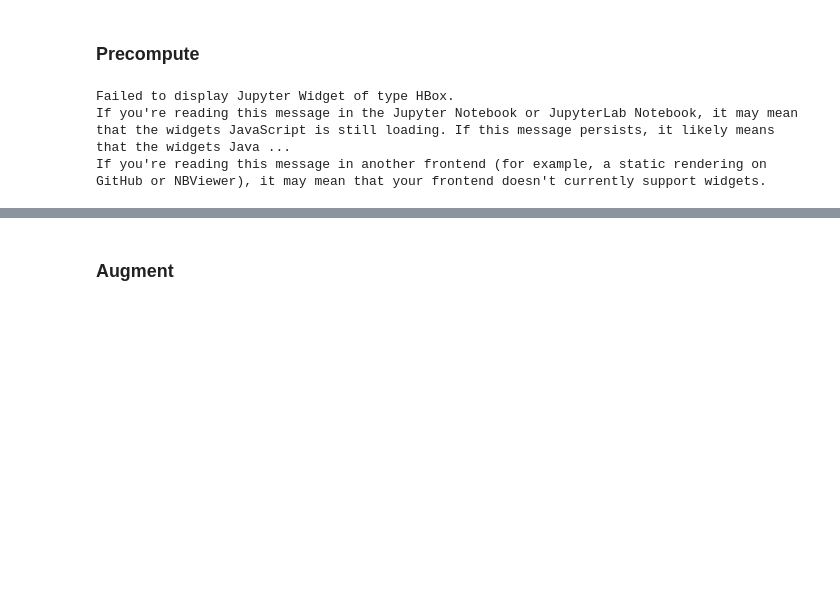
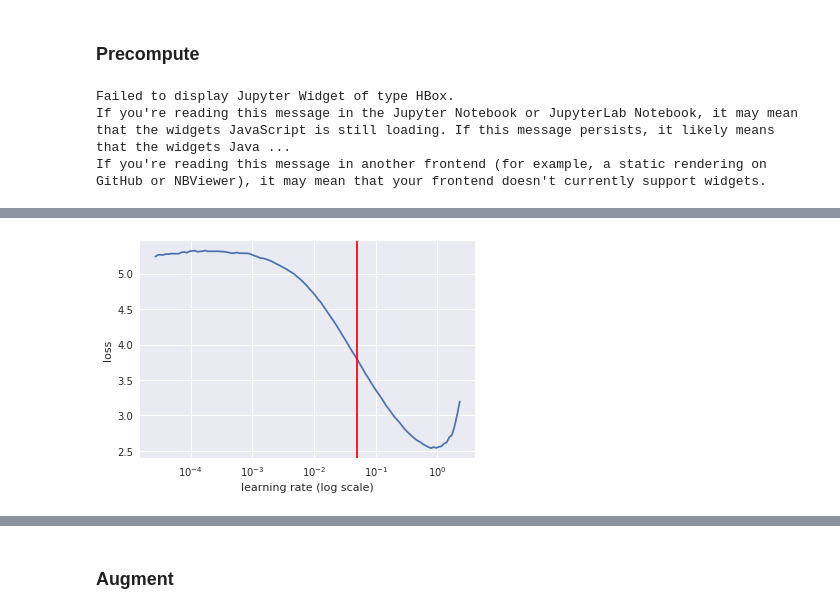
Before and after one commit to evgenysushko/fastai_course, a Jupyter notebook: notebooks/lesson1-dog-breeds.ipynb, the cells around one changed output, grey strips where cells are left out. Saved outputs shown, nothing was run; the diff lists cells and outputs as text; code cells hidden in the pictures; blank space fills up the shorter version.

```diff
--- a/notebooks/lesson1-dog-breeds.ipynb
+++ b/notebooks/lesson1-dog-breeds.ipynb
@@ -143,2 +149,7 @@ learn = ConvLearner.pretrained(arch, data, precompute=True)
+# %%
+learn.sched.plot()
+plt.axvline(x=5e-2, color="red");
+# %% [output]
+[figure, added]
 # %%
 learn.fit(1e-2, 5)
```
Also changed, not shown: parts of 20 cells of this notebook, 3 other files.
